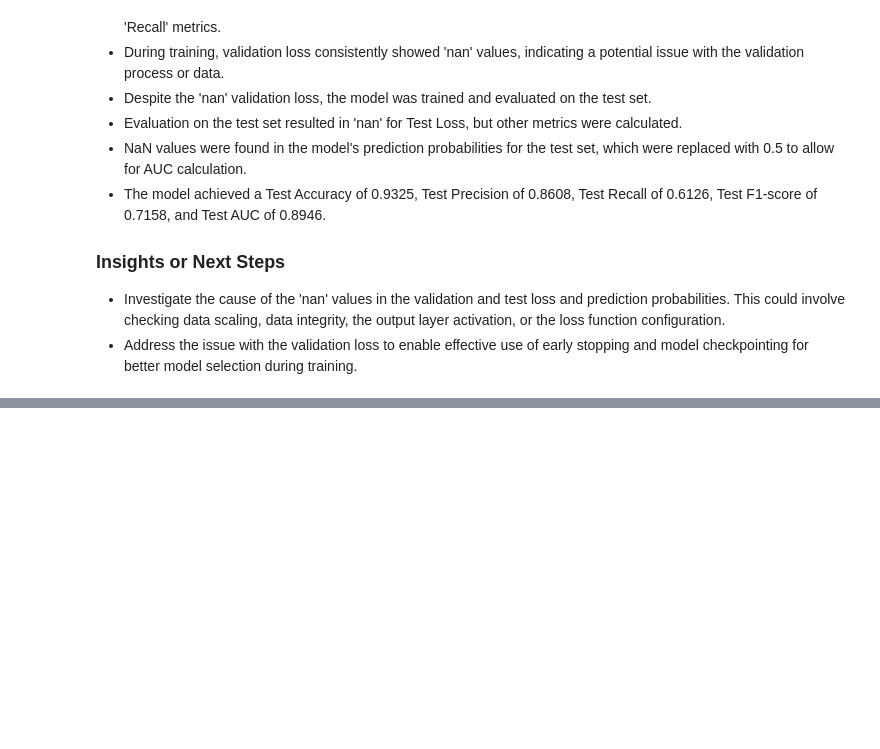
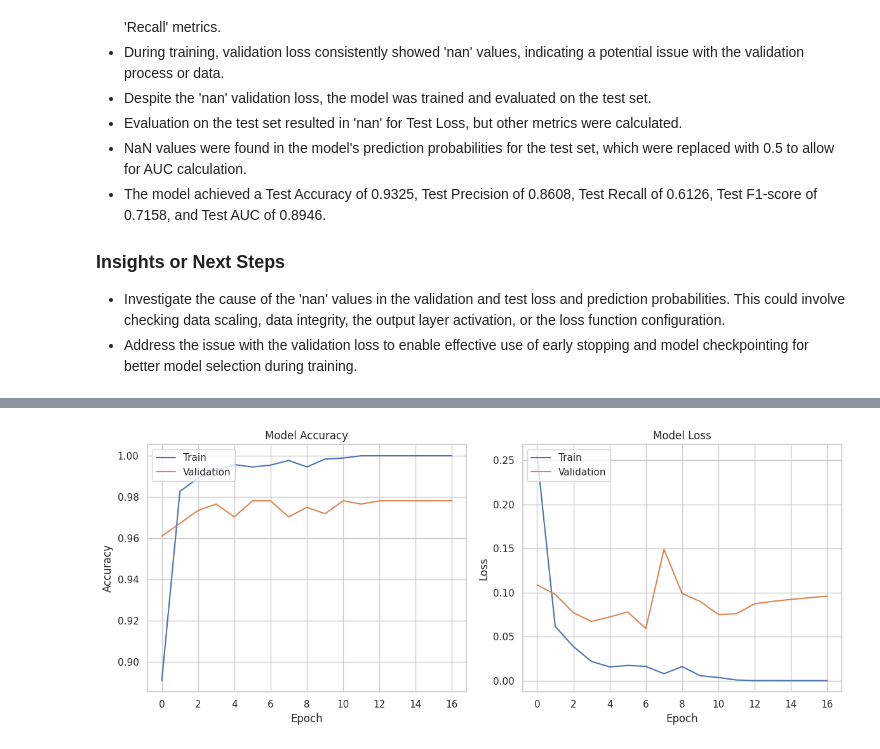
Before and after one commit to gjeevanm/capstonefinalproject, a Jupyter notebook: notebooks/05a_CNN-LSTM_Data_Preparation.ipynb, the cells around one changed output, grey strips where cells are left out. Drawn from its saved outputs; the diff is of its cells as text; code cells hidden in the pictures; blank space fills up the shorter version.

```diff
--- a/notebooks/05a_CNN-LSTM_Data_Preparation.ipynb
+++ b/notebooks/05a_CNN-LSTM_Data_Preparation.ipynb
@@ -171,7 +174,7 @@ skewed_features = []
 # Assuming original data is available or we re-calculate skewness on a copy before log1p
 # Let's calculate skewness on the current 'data' DataFrame for the static features
 # We should exclude 'Gender' and 'ICUType' as they are categorical/already encoded and not suitable for skewness check
-static_features_for_skew_check = [col for col in static_features if col not in ['Gender', 'ICUType']]
+static_features_for_skew_check = [col for col in static_features if col not in ['Gender', 'ICUType','In-hospital_death']]
 
 # Calculate skewness, drop NA values for accurate calculation
 skewness = data[static_features_for_skew_check].skew().sort_values(ascending=False)
@@ -1069,0 +1216,33 @@ Test AUC: 0.8946
+# %%
+import matplotlib.pyplot as plt
+
+# Plot training & validation accuracy values
+plt.figure(figsize=(12, 5))
+
+plt.subplot(1, 2, 1)
+plt.plot(history.history['accuracy'])
+plt.plot(history.history['val_accuracy'])
+plt.title('Model Accuracy')
+plt.ylabel('Accuracy')
+plt.xlabel('Epoch')
+plt.legend(['Train', 'Validation'], loc='upper left')
+
+# Plot training & validation loss values
+plt.subplot(1, 2, 2)
+plt.plot(history.history['loss'])
+plt.plot(history.history['val_loss'])
+plt.title('Model Loss')
+plt.ylabel('Loss')
+plt.xlabel('Epoch')
+plt.legend(['Train', 'Validation'], loc='upper left')
+
+plt.tight_layout()
+plt.show()
+
+# Optionally, add text annotations for test loss and accuracy if they were calculated and stored
+# Assuming loss and accuracy variables from model.evaluate are available in the environment
+if 'loss' in locals() and 'accuracy' in locals():
+    print(f"Final Test Loss: {loss:.4f}")
+    print(f"Final Test Accuracy: {accuracy:.4f}")
+# %% [output]
+[figure, added]
```
Also changed, not shown: parts of 21 cells of this notebook.
